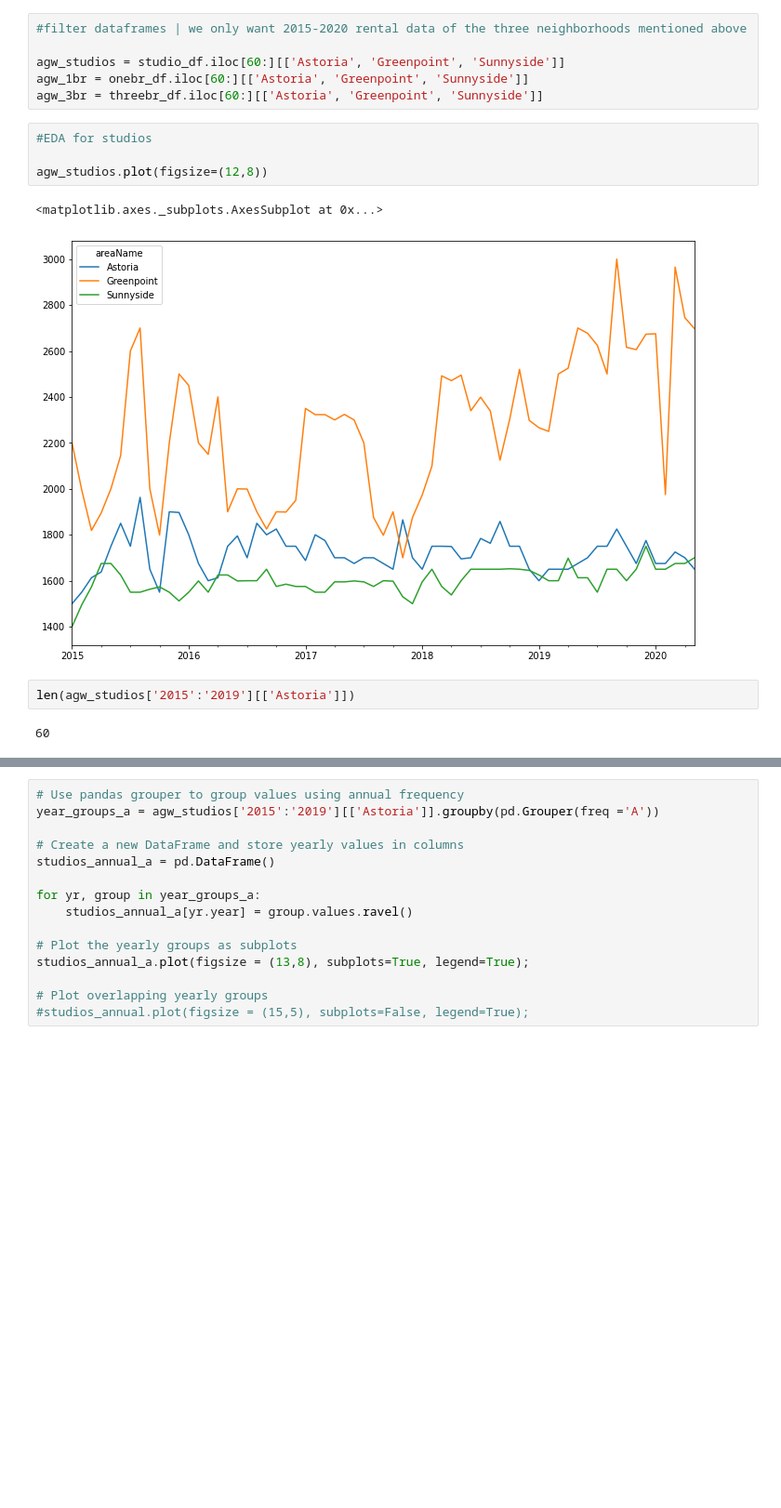
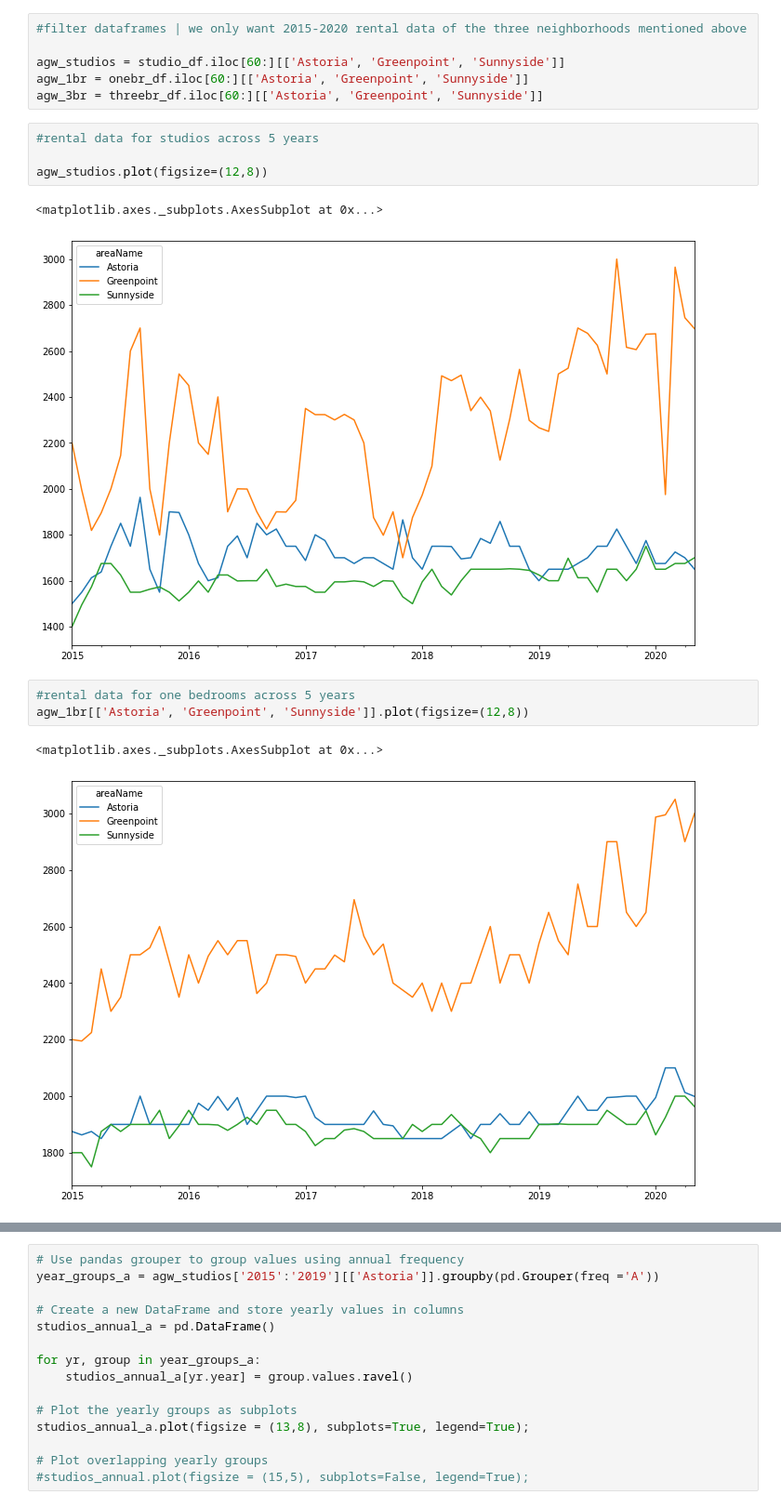
Before and after one commit to jbuenaseda/streeteasy_time_series, a Jupyter notebook: eda.ipynb, the cells around one changed output, grey strips where cells are left out. Shown at 93% size. Drawn from its saved outputs; the diff is of its cells as text; blank space fills up the shorter version.

```diff
--- a/eda.ipynb
+++ b/eda.ipynb
@@ -78,13 +80,15 @@ agw_studios = studio_df.iloc[60:][['Astoria', 'Greenpoint', 'Sunnyside']]
 agw_1br = onebr_df.iloc[60:][['Astoria', 'Greenpoint', 'Sunnyside']]
 agw_3br = threebr_df.iloc[60:][['Astoria', 'Greenpoint', 'Sunnyside']]
 # %%
-#EDA for studios
+#rental data for studios across 5 years
 
 agw_studios.plot(figsize=(12,8))
 # %% [output]
 <matplotlib.axes._subplots.AxesSubplot at 0x...>
 [figure]
-# %%
-len(agw_studios['2015':'2019'][['Astoria']])
-# %% [output]
-60
+# %%
+#rental data for one bedrooms across 5 years
+agw_1br[['Astoria', 'Greenpoint', 'Sunnyside']].plot(figsize=(12,8))
+# %% [output]
+<matplotlib.axes._subplots.AxesSubplot at 0x...>
+[figure, added]
```
Also changed, not shown: parts of 43 cells of this notebook, 1 other file.
